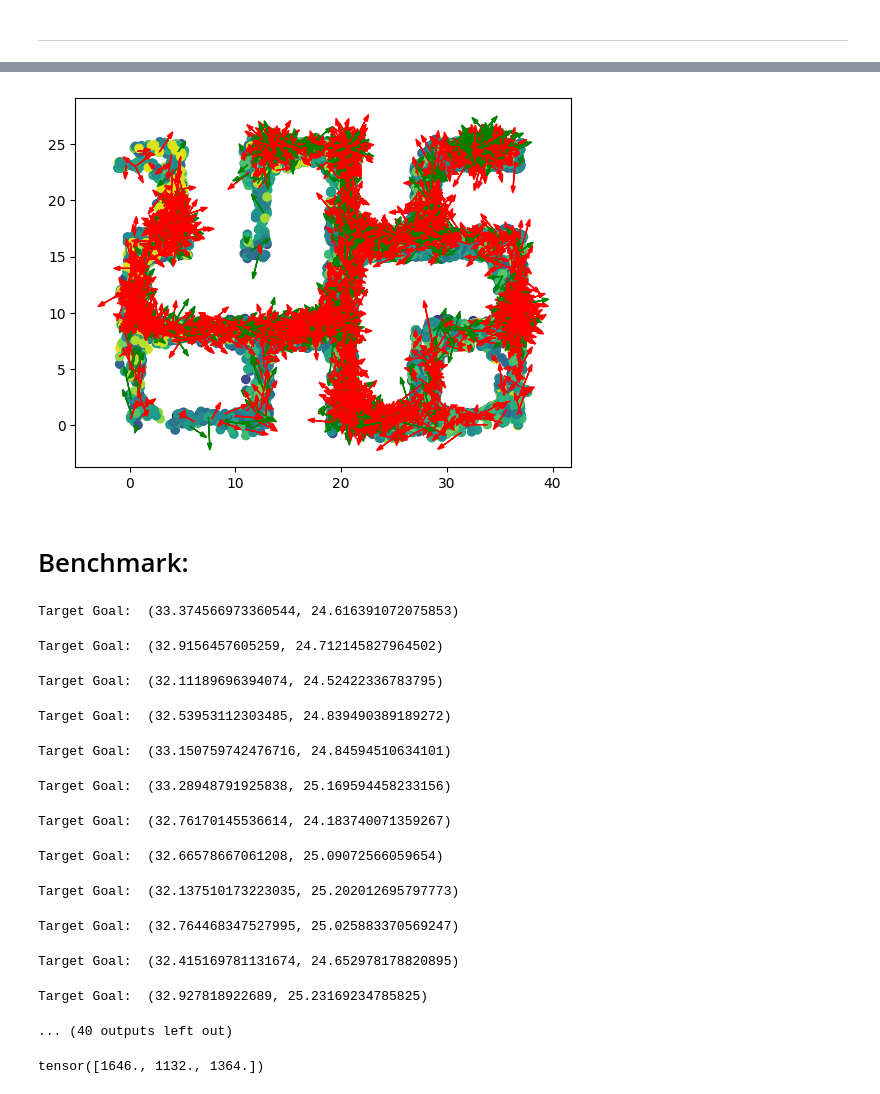
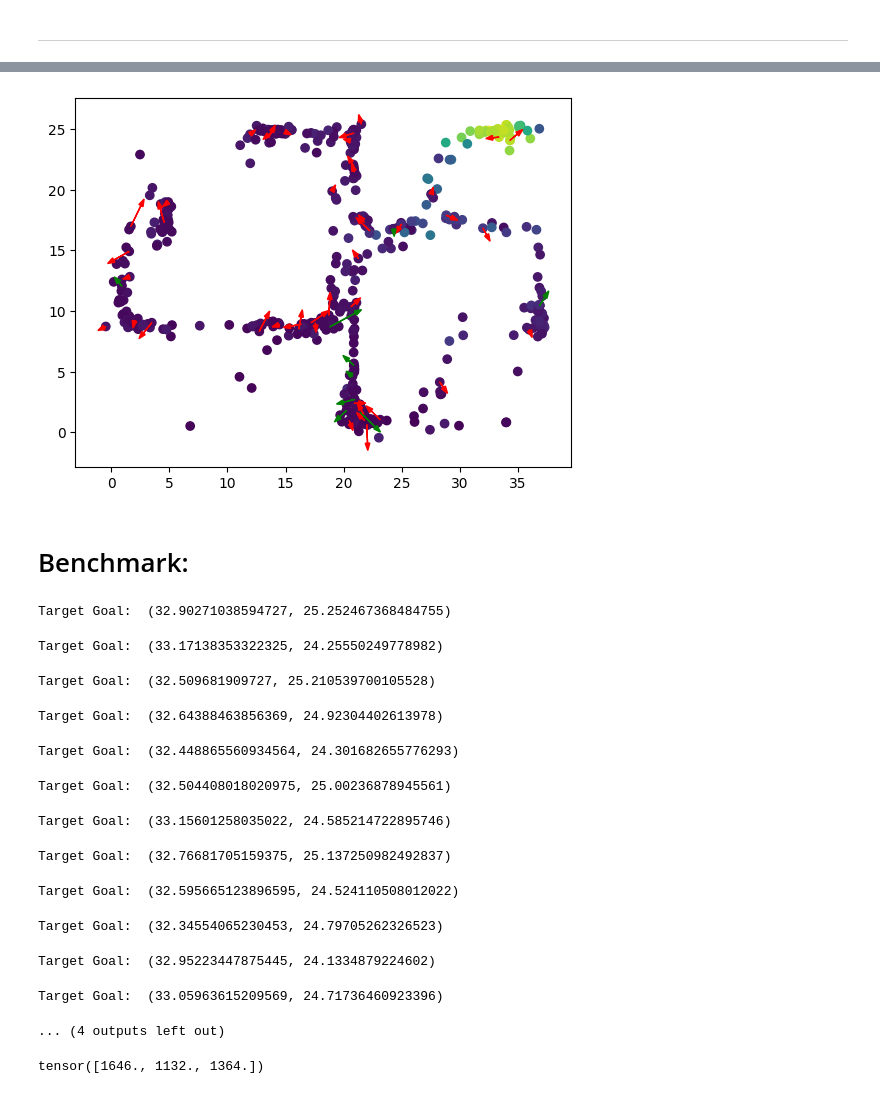
Before and after one commit to TheSun00000/fre_experiments, a Jupyter notebook: offline_fre+G+alpha.ipynb, the cells around one changed output, grey strips where cells are left out. Cells and saved outputs as stored; diff of their text form; code cells hidden in the pictures.

Commit message:
FRE + Reward Generator

```diff
--- a/offline_fre+G+alpha.ipynb
+++ b/offline_fre+G+alpha.ipynb
@@ -767,7 +815,7 @@ def get_iql_training_data(batch_size, num_states):
         'state_idx': state_idx.reshape(batch_size, num_states)
     }
 # %%
-def get_iql_training_data_with_G(batch_size, num_states, reward_params, ratio):
+def get_iql_training_data_with_G(batch_size, num_states, reward_params, ratio, top_k):
     assert batch_size == reward_params.shape[0]
     num_considered_states = 100
     gamma = 0.99
@@ -787,12 +835,14 @@ def get_iql_training_data_with_G(batch_size, num_states, reward_params, ratio):
 
     if ratio != 0:
 
+        state_idx = torch.linspace(0, len_trajectory-1, num_considered_states).long()
+        x = dataset_trajectories_cuda[:, state_idx]
+
         for b in range(batch_size):
             # Find the top trajectories:
             param = reward_params[b]
 
-            state_idx = torch.linspace(0, len_trajectory-1, num_considered_states).long()
-            x = dataset_trajectories_cuda[:, state_idx]
+            # print(x.shape, param.shape)
 
             if (param[0] == 2):
                 rewards, _ = mlp_rewards(obs=x, param_id=param[1].reshape(1, 1).repeat(x.shape[0], 1).long())
@@ -804,9 +854,9 @@ def get_iql_training_data_with_G(batch_size, num_states, reward_params, ratio):
             cum_rewards = rewards.sum(dim=1)
 
             sorted_trajectories_idx = cum_rewards.argsort(descending=True)
-            sorted_cum_rewards = cum_rewards[sorted_trajectories_idx]
+            # sorted_cum_rewards = cum_rewards[sorted_trajectories_idx]
 
-            top_k = 50
+            # top_k = 50
             top_k_trajectories_idx = sorted_trajectories_idx[:top_k].cpu()
 
 
@@ -867,6 +917,7 @@ def get_iql_training_data_with_G(batch_size, num_states, reward_params, ratio):
     }
 # %%
 iql_agent = IQL(state_dim=obs_dim, action_dim=8).to(device)
+iql_agent.load_state_dict(torch.load('shared_models/iql_agent.pth'))
 
 actor_losses = []
 v_losses, q_losses = [], []
@@ -1030 +1053,9 @@ for timestep in tqdm(range(100000)):
 KeyboardInterrupt:
+# %%
+iql_agent.actor = Actor(128 + 29, 8, hidden_dims=[256, 256]).to(device)
+iql_agent.actor_optim = torch.optim.Adam(iql_agent.actor.parameters(), lr=0.003)
+iql_agent.actor_lr_schedule = CosineAnnealingLR(iql_agent.actor_optim, 5000)
+
+actor_losses = []
+mse_errors = []
+stds = []
@@ -1035,7 +1245,7 @@ KeyboardInterrupt:
 # %% [markdown]
 ---
 # %%
-b = 10
+b = 0
 eval_states, eval_rewards = get_eval_rewards(w_mean[[b]])
 
 fig, axs = plt.subplots(1, 3, figsize=(15, 4))
@@ -1147,14 +1357,27 @@ plt.scatter(batch['states'][..., 0].cpu(), batch['states'][..., 1].cpu(), c=v.de
 # %%
-plt.scatter(batch['states'][..., 0].cpu(), batch['states'][..., 1].cpu(), c=v.detach().cpu())
+import matplotlib.cm as cm
+import matplotlib.colors as mcolors
 
-states, next_states = batch['states'].reshape(-1, 29), batch['next_states'].reshape(-1, 29)
+# Example scalar value
+
+# Normalize and map the value to a color
+norm = mcolors.Normalize(vmin=-2, vmax=2)
+cmap = cm.get_cmap('hot')
+
+
+plt.scatter(batch['states'][b, :, 0].cpu(), batch['states'][b, :, 1].cpu(), c=v[b].detach().cpu())
+
+states, next_states = batch['states'][b].reshape(-1, 29), batch['next_states'][b].reshape(-1, 29)
 
 for i in range(0, len(states), 10):
     x, y = states[i, [0, 1]].tolist()
     dx, dy = (  (next_states[i, [0, 1]] - states[i, [0, 1]]) * 10 ).tolist()
     plt.arrow(x, y, dx, dy, color='green' if (adv.flatten()[i] > 0) else 'red', head_width=0.4)
+    # value = adv.flatten()[i].clip(-2, 2).item()
+    # color = cmap(norm(value))
+    # plt.arrow(x, y, dx, dy, color=color, head_width=0.4)
 # %% [output]
-[figure, old version]
+[figure, new version]
 # %% [markdown]
 # Benchmark:
 # %%
@@ -1276,11 +1499,12 @@ def run_test(fre_network, iql_agent, benchmark_id, num_evals, num_eval_anchors):
 
     return produced_trajectories, w_mean
 # %%
-fig, axs = plt.subplots(len(benchmarks), 3, figsize=(15, len(benchmarks)*4))
+# fig, axs = plt.subplots(len(benchmarks), 3, figsize=(15, len(benchmarks)*4))
+fig, axs = plt.subplots(5, 3, figsize=(15, 5*4))
 
 all_produced_trajectories = []
-for benchmark_id in range(len(benchmarks)):
-# for benchmark_id in range(5):
+# for benchmark_id in range(len(benchmarks)):
+for benchmark_id in range(5):
 
     benchmark_reward_function, benchmark_test_label, benchmark_param = benchmarks[benchmark_id]
 
@@ -1309,19 +1533,19 @@ all_produced_trajectories = np.stack(all_produced_trajectories)
 
 plt.show()
 # %% [output]
-Target Goal:  (33.374566973360544, 24.616391072075853)
+Target Goal:  (32.90271038594727, 25.252467368484755)
-Target Goal:  (32.9156457605259, 24.712145827964502)
+Target Goal:  (33.17138353322325, 24.25550249778982)
-Target Goal:  (32.11189696394074, 24.52422336783795)
+Target Goal:  (32.509681909727, 25.210539700105528)
-Target Goal:  (32.53953112303485, 24.839490389189272)
+Target Goal:  (32.64388463856369, 24.92304402613978)
-Target Goal:  (33.150759742476716, 24.84594510634101)
+Target Goal:  (32.448865560934564, 24.301682655776293)
-Target Goal:  (33.28948791925838, 25.169594458233156)
+Target Goal:  (32.504408018020975, 25.00236878945561)
-Target Goal:  (32.76170145536614, 24.183740071359267)
+Target Goal:  (33.15601258035022, 24.585214722895746)
-Target Goal:  (32.66578667061208, 25.09072566059654)
+Target Goal:  (32.76681705159375, 25.137250982492837)
-Target Goal:  (32.137510173223035, 25.202012695797773)
+Target Goal:  (32.595665123896595, 24.524110508012022)
-Target Goal:  (32.764468347527995, 25.025883370569247)
+Target Goal:  (32.34554065230453, 24.79705262326523)
-Target Goal:  (32.415169781131674, 24.652978178820895)
+Target Goal:  (32.95223447875445, 24.1334879224602)
-Target Goal:  (32.927818922689, 25.23169234785825)
+Target Goal:  (33.05963615209569, 24.71736460923396)
-... (40 outputs left out)
+... (4 outputs left out)
 # %%
 trajectory_rewards
 # %% [output]
```
Also changed, not shown: parts of 27 cells of this notebook, 6 other files.
